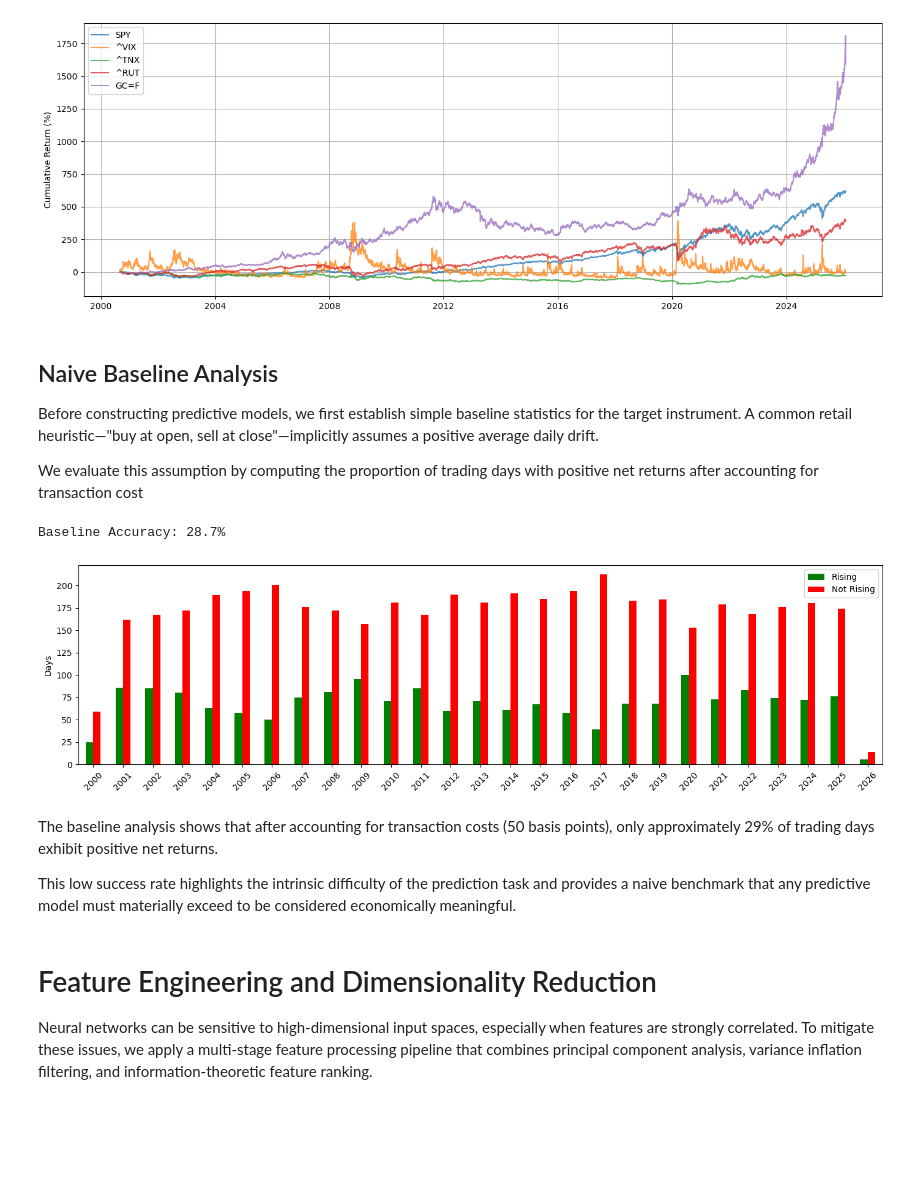
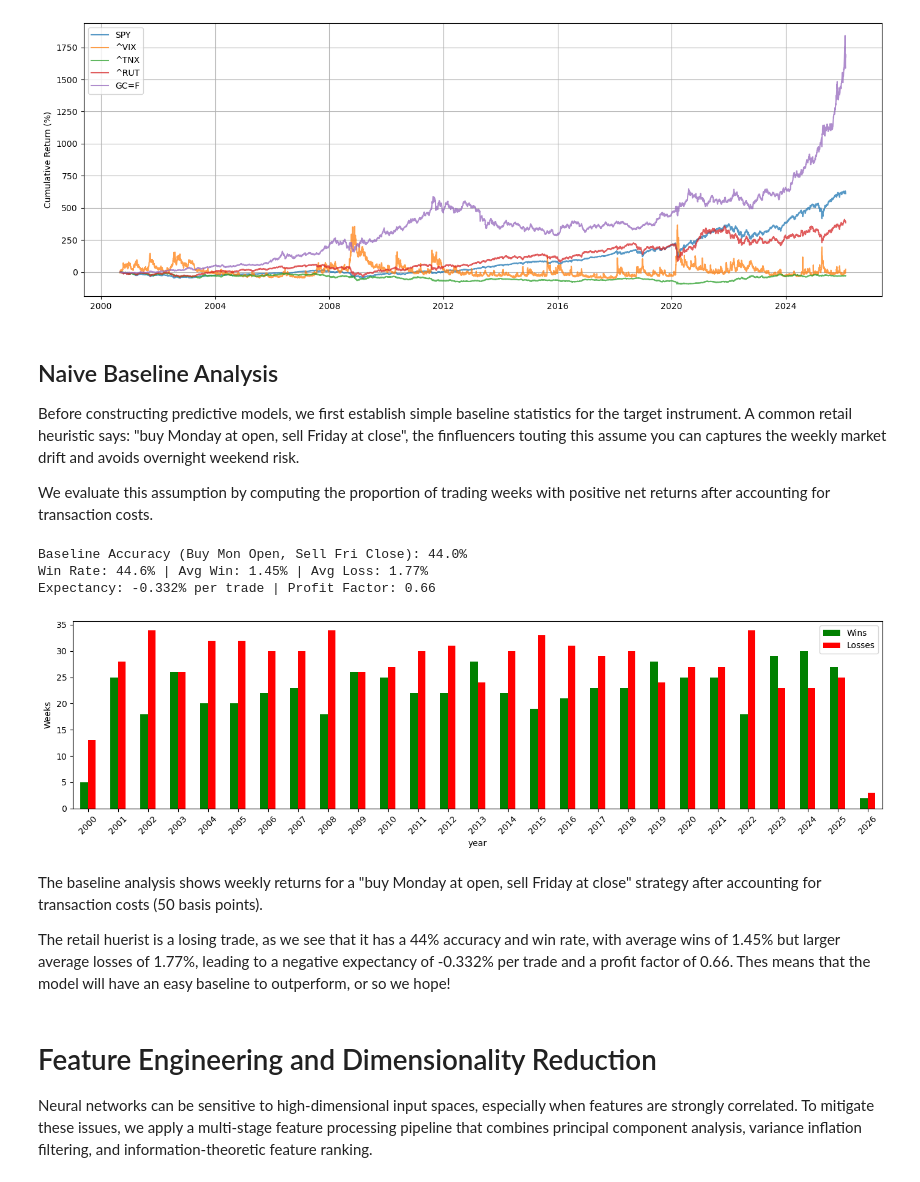
Before and after one commit to adamd1985/quant_research, a Jupyter notebook: tcn_signals_research.ipynb, the cells around one changed output. Drawn from its saved outputs; the diff is of its cells as text; code cells hidden in the pictures; blank space fills up the shorter version.

Commit message:
fix: Added baseline.

```diff
--- a/tcn_signals_research.ipynb
+++ b/tcn_signals_research.ipynb
@@ -157,31 +158,54 @@ plt.tight_layout()
 # %% [markdown]
 ## Naive Baseline Analysis
 
-Before constructing predictive models, we first establish simple baseline statistics for the target instrument. A common retail heuristic—"buy at open, sell at close"—implicitly assumes a positive average daily drift.
+Before constructing predictive models, we first establish simple baseline statistics for the target instrument. A common retail heuristic says: "buy Monday at open, sell Friday at close", the finfluencers touting this assume you can captures the weekly market drift and avoids overnight weekend risk.
 
-We evaluate this assumption by computing the proportion of trading days with positive net returns after accounting for transaction cost
+We evaluate this assumption by computing the proportion of trading weeks with positive net returns after accounting for transaction costs.
 # %%
 if "WINDOW_SIZE" not in globals():
     WINDOW_SIZE, PREDICTION_HORIZON = 252 // 4, 1
 
-TARGET_FACTOR = 0.005  # 50BP spread (reduced to test signal without high costs)
-target_etf = tickers[TARGET_ETF]
-next_close = target_etf["Close"].shift(-1) * (1 - TARGET_FACTOR)
+TARGET_FACTOR = 50 * 0.0001  # 50BP costs roundtrip
+target_etf = tickers[TARGET_ETF].copy()
+target_etf["year_week"] = target_etf.index.to_period("W")
 
-rising = (next_close > target_etf["Close"]).groupby(target_etf.index.year).sum()
-total = target_etf.groupby(target_etf.index.year).size()
+weekly_open = target_etf.groupby("year_week")["Open"].first()  # ~Monday open (first biz day)
+weekly_close = target_etf.groupby("year_week")["Close"].last() * (1 - TARGET_FACTOR)  # ~Friday close (last biz day)
+weekly_pct_return = (weekly_close - weekly_open) / weekly_open
+weekly_return = weekly_pct_return > 0
+weekly_return_df = pd.DataFrame({"year_week": weekly_return.index, "rising": weekly_return.values})
+weekly_return_df["year"] = weekly_return_df["year_week"].apply(lambda x: x.start_time.year)
 
-pd.DataFrame({"Rising": rising, "Not Rising": total - rising}).plot.bar(color=["green", "red"], figsize=(14, 4), rot=45)
-plt.ylabel("Days")
+rising = weekly_return_df.groupby("year")["rising"].sum()
+total = weekly_return_df.groupby("year").size()
+
+wins = weekly_pct_return[weekly_pct_return > 0]
+losses = weekly_pct_return[weekly_pct_return <= 0]
+
+win_rate = len(wins) / len(weekly_pct_return)
+loss_rate = 1 - win_rate
+avg_win = wins.mean() if len(wins) > 0 else 0
+avg_loss = abs(losses.mean()) if len(losses) > 0 else 0
+
+expectancy = (win_rate * avg_win) - (loss_rate * avg_loss)
+profit_factor = wins.sum() / abs(losses.sum()) if losses.sum() != 0 else np.inf
+
+pd.DataFrame({"Wins": rising, "Losses": total - rising}).plot.bar(color=["green", "red"], figsize=(14, 4), rot=45)
+plt.ylabel("Weeks")
 plt.tight_layout()
-print(f"Baseline Accuracy: {(rising / total).mean() * 100:.1f}%")
+
+print(f"Baseline Accuracy (Buy Mon Open, Sell Fri Close): {(rising / total).mean() * 100:.1f}%")
+print(f"Win Rate: {win_rate * 100:.1f}% | Avg Win: {avg_win * 100:.2f}% | Avg Loss: {avg_loss * 100:.2f}%")
+print(f"Expectancy: {expectancy * 100:.3f}% per trade | Profit Factor: {profit_factor:.2f}")
 # %% [output]
-Baseline Accuracy: 28.7%
+Baseline Accuracy (Buy Mon Open, Sell Fri Close): 44.0%
+Win Rate: 44.6% | Avg Win: 1.45% | Avg Loss: 1.77%
+Expectancy: -0.332% per trade | Profit Factor: 0.66
-[figure, old version]
+[figure, new version]
 # %% [markdown]
-The baseline analysis shows that after accounting for transaction costs (50 basis points), only approximately 29% of trading days exhibit positive net returns.
+The baseline analysis shows weekly returns for a "buy Monday at open, sell Friday at close" strategy after accounting for transaction costs (50 basis points).
 
-This low success rate highlights the intrinsic difficulty of the prediction task and provides a naive benchmark that any predictive model must materially exceed to be considered economically meaningful.
+The retail huerist is a losing trade, as we see that it has a 44% accuracy and win rate, with average wins of 1.45% but larger average losses of 1.77%, leading to a negative expectancy of -0.332% per trade and a profit factor of 0.66. Thes means that the model will have an easy baseline to outperform, or so we hope!
 # %% [markdown]
 # Feature Engineering and Dimensionality Reduction
 
```
Also changed, not shown: parts of 24 cells of this notebook.
